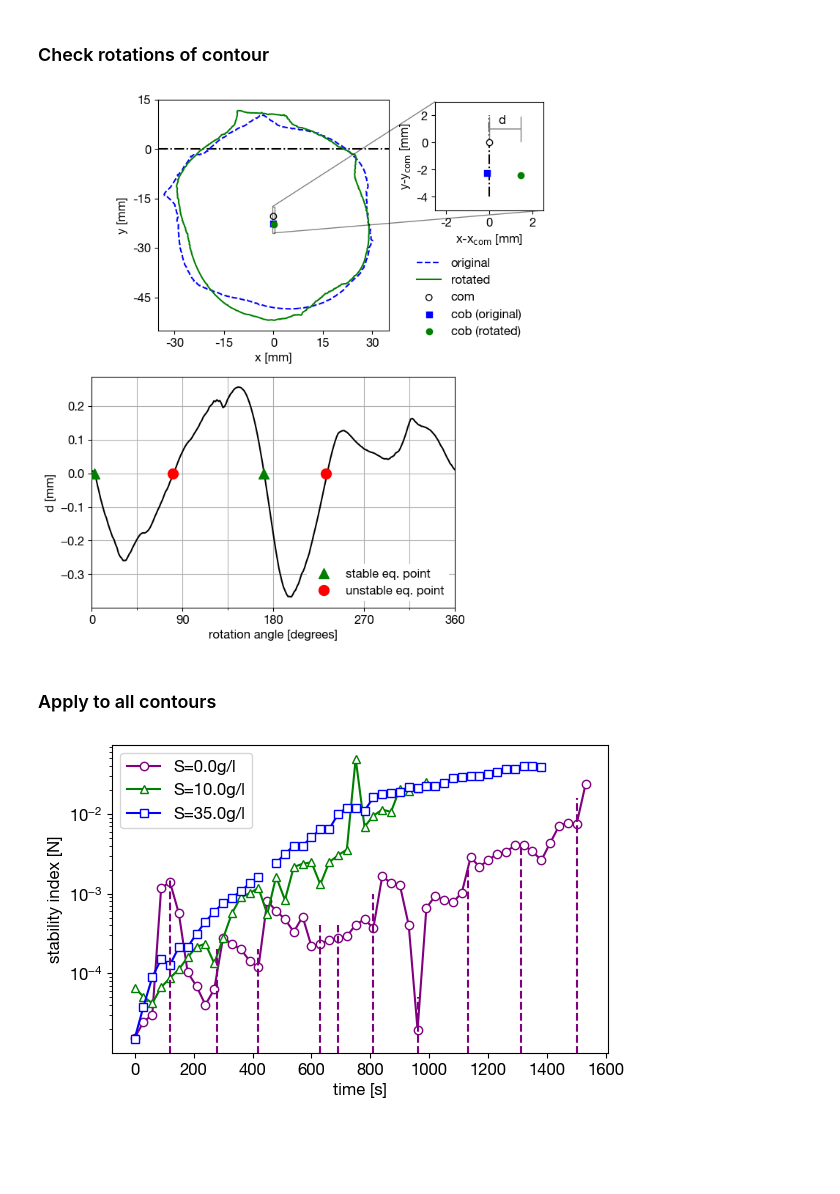
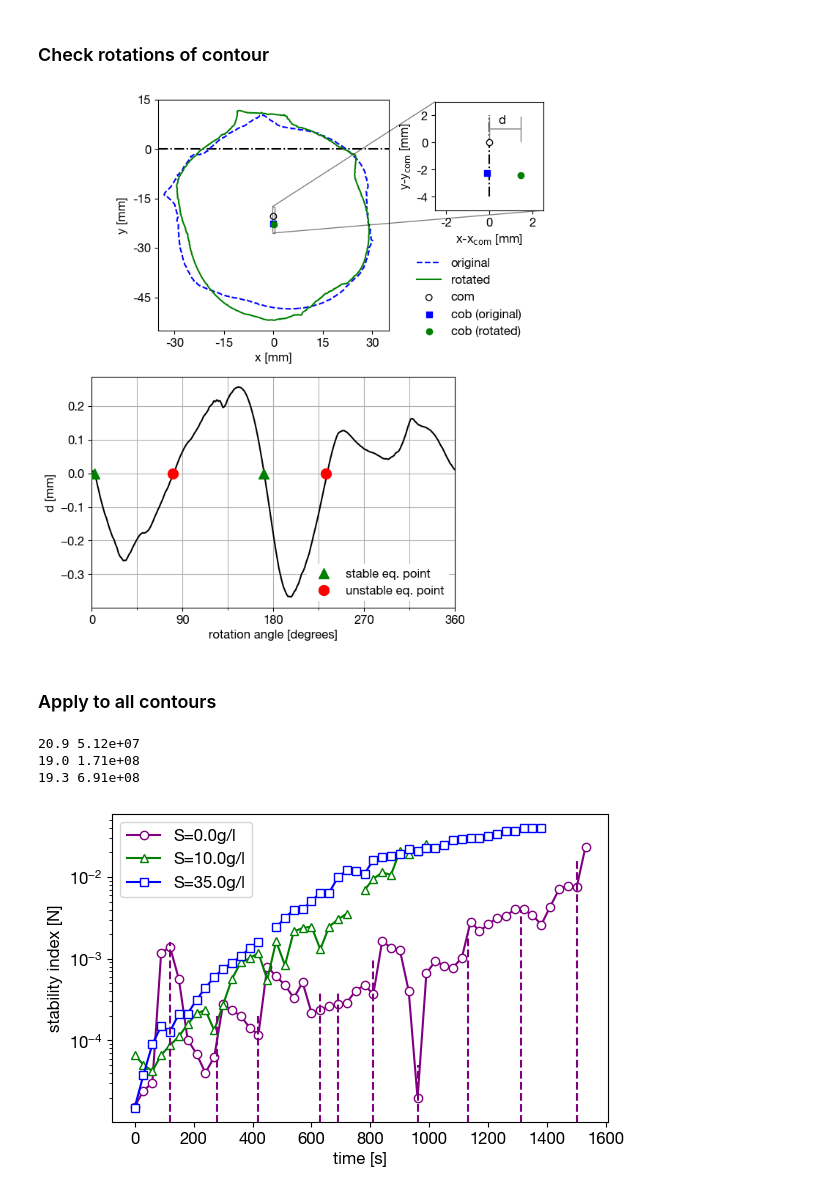
Before and after one commit to ebellincioni/floatingIce, a Jupyter notebook: 2024-05-09_stability.ipynb, the cells around one changed output. Saved outputs shown, nothing was run; the diff lists cells and outputs as text; code cells hidden in the pictures; blank space fills up the shorter version.

```diff
--- a/2024-05-09_stability.ipynb
+++ b/2024-05-09_stability.ipynb
@@ -114,7 +114,7 @@ axs[1].set(ylabel='d [mm]',
            xlabel='rotation angle [degrees]',
            xticks=[0,90,180,270,360],xticklabels=[0,90,180,270,360],
            xlim=(0,360))
-axs[1].set_xticks([45,135,315], minor=True)
+axs[1].set_xticks([45,135,225,315], minor=True)
 axs[1].grid(which='both')
 
 # create manual symbols for legend
@@ -126,10 +126,10 @@ point1 = Line2D([0], [0], label='unstable eq. point', marker='o', markersize=10,
 handles.extend([point0,point1])
 axs[1].legend(handles=handles,loc='lower right',frameon=True,fancybox=False,edgecolor='none',framealpha=1)
 
-plt.savefig('/Users/edoardo/Library/CloudStorage/OneDrive-UniversityofTwente/floating/graphics/stabilityIndex.pdf',format='pdf',bbox_inches='tight')
+# plt.savefig('/Users/edoardo/Library/CloudStorage/OneDrive-UniversityofTwente/floating/graphics/stabilityIndex.pdf',format='pdf',bbox_inches='tight')
 plt.show()
 # %% [output]
-[figure, old version]
+[figure, new version]
 # %% [markdown]
 ### Apply to all contours
 # %%
@@ -146,6 +146,7 @@ for ic,cylinder in enumerate(cylinders):
     contoursPATH = np.sort(contoursPATH)
     info = np.genfromtxt(dirContours+'info',delimiter=',')
     exp_radius,exp_sal,exp_wt = info[1,1],info[1,0],np.mean((info[1,2],info[1,4]))
+    print(exp_wt,f'{Ra_salinity(exp_radius,0,exp_wt,exp_sal):.2e}')
 
     radii = []
     xs = []
@@ -176,33 +177,36 @@ for ic,cylinder in enumerate(cylinders):
         index_zc = stability[zero_crossings,0]
         unstablePointsAngles = []
         for i in zero_crossings:
             if np.gradient(stability[:,1])[i]>0:
                 unstablePointsAngles.append(stability[i,0])
 
         kwargs_ = [['o','purple'],
                   ['^','green'],
                   ['s','blue']]
 
         xs.append(30*it)
         ys.append(min(360-unstablePointsAngles[-1],+unstablePointsAngles[0])*max(abs(stability[:,1]))/buoyancy)
     if exp_sal==35.: ys[15]=np.nan # outlier removal
-    if exp_sal==10.: ys[25]
+    if exp_sal==10.: ys[25]=np.nan # outlier removal
     plt.plot(xs,ys,marker=kwargs_[ic][0],
                         c=kwargs_[ic][1],mec=kwargs_[ic][1],mfc='white',
                         label=f'S={info[1,0]}g/l')
 
 # draw rotation lines
 line_heights = [2.8,3.7,3.7,3.4,3.4,3,4.3,2.7,2.4,1.8]
 for it,t in enumerate([12,28,42,63,69,81,96,113,131,150]): # rotation times of 09/20/1st
    plt.vlines(t*10,0,10**(-line_heights[it]),colors='purple',linestyles='dashed')
 
 plt.ylabel('stability index [N]',)
 plt.xlabel('time [s]',)
 plt.gca().tick_params(axis='x', )
 plt.gca().tick_params(axis='y', )
 plt.legend()
 plt.yscale('log')
-plt.savefig('/Users/edoardo/Library/CloudStorage/OneDrive-UniversityofTwente/floating/graphics/stability.pdf',format='pdf',bbox_inches='tight')
+# plt.savefig('/Users/edoardo/Library/CloudStorage/OneDrive-UniversityofTwente/floating/graphics/stability.pdf',format='pdf',bbox_inches='tight')
 plt.show()
 # %% [output]
+20.9 5.12e+07
+19.0 1.71e+08
+19.3 6.91e+08
-[figure, old version]
+[figure, new version]
```
Also changed, not shown: parts of 3 cells of this notebook, 5 other files.
